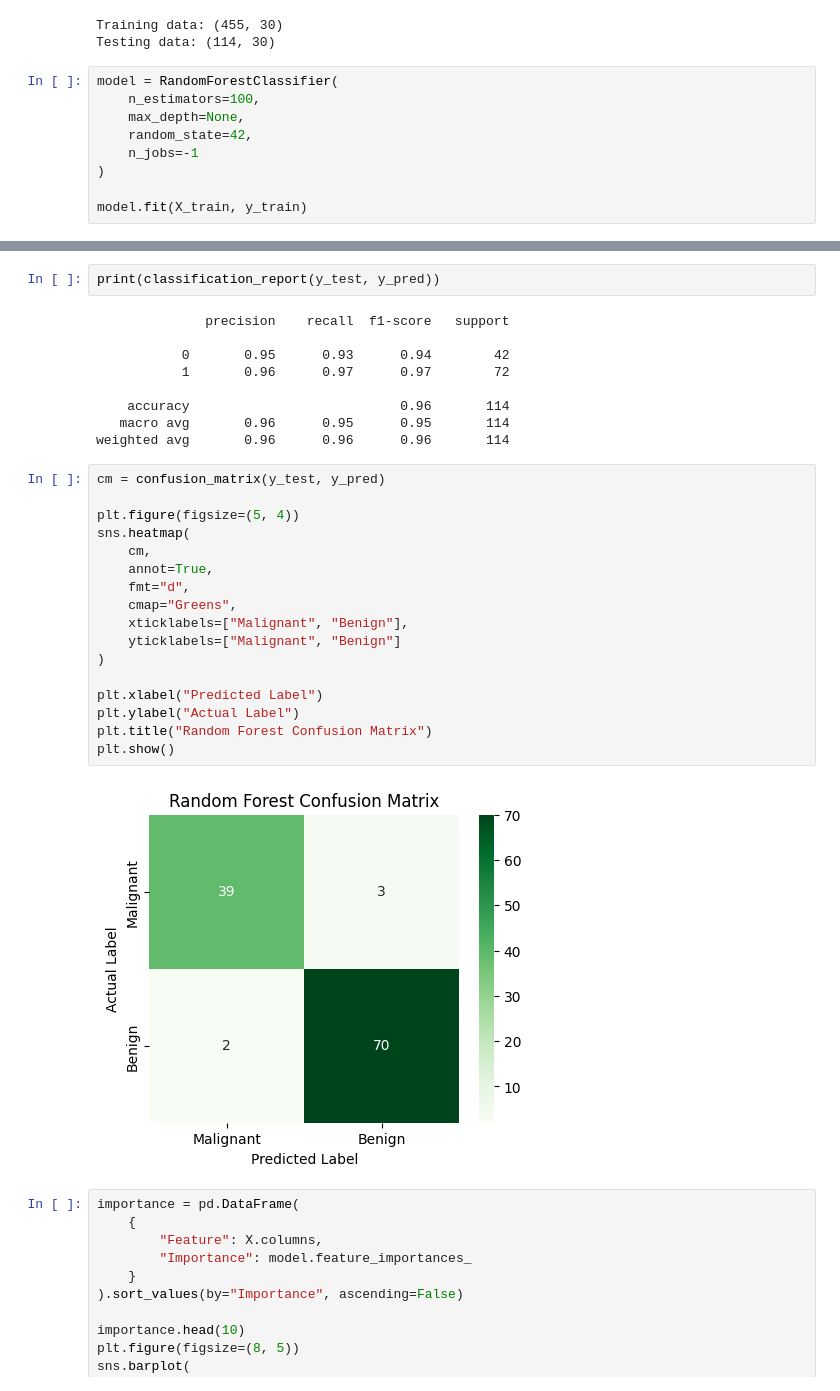
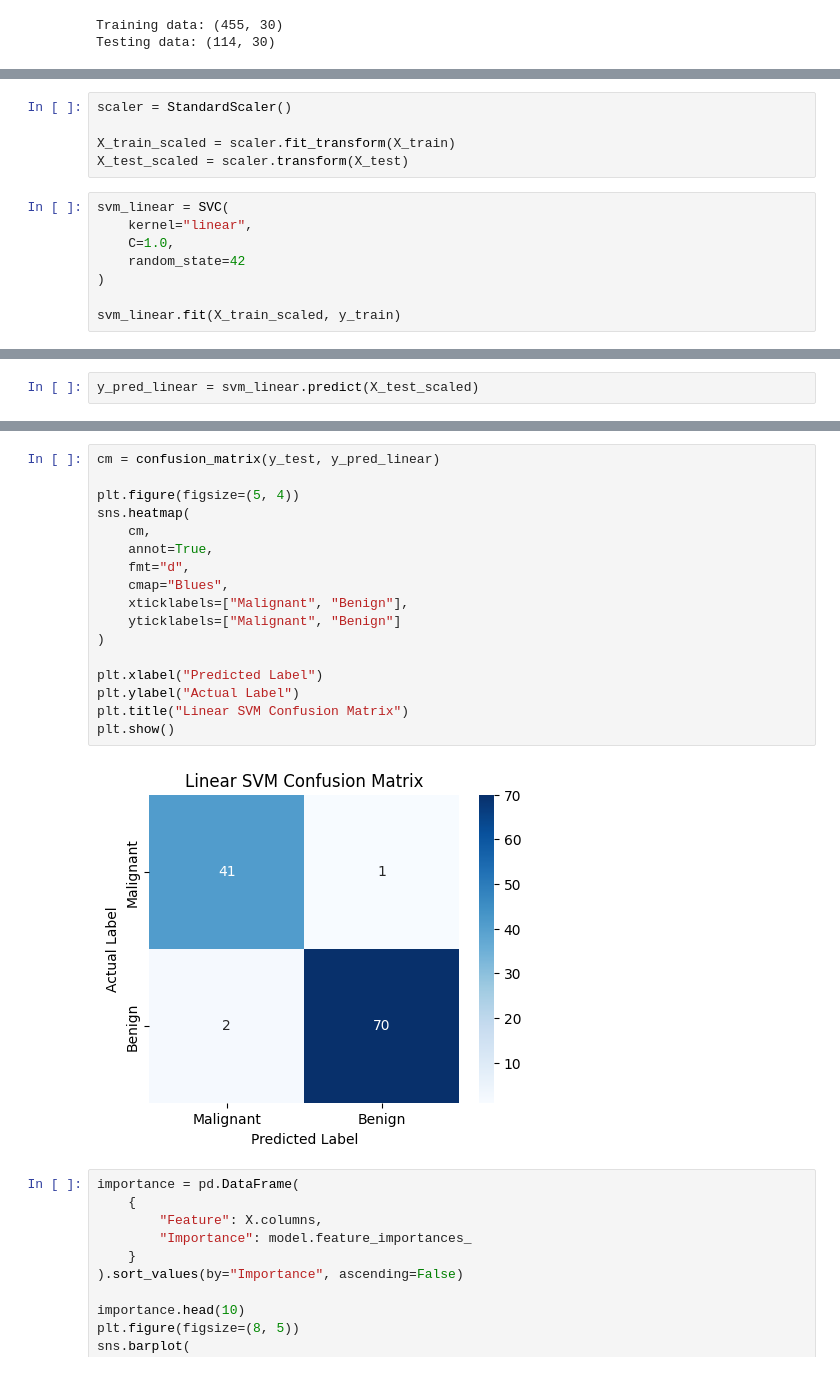
Before and after one commit to yadavanshudstcims2025-cell/machine-learning-short-codes, a Jupyter notebook: breast_cancer_random_forest.ipynb, the cells around one changed output, grey strips where cells are left out. Cells and saved outputs as stored; diff of their text form.

```diff
--- a/breast_cancer_random_forest.ipynb
+++ b/breast_cancer_random_forest.ipynb
@@ -101,12 +113,3 @@ print("Testing data:", X_test.shape)
 # %% [output]
 Training data: (455, 30)
 Testing data: (114, 30)
-# %%
-model = RandomForestClassifier(
-    n_estimators=100,
-    max_depth=None,
-    random_state=42,
-    n_jobs=-1
-)
-
-model.fit(X_train, y_train)
@@ -116,0 +116,13 @@ y_pred = model.predict(X_test)
+# %%
+scaler = StandardScaler()
+
+X_train_scaled = scaler.fit_transform(X_train)
+X_test_scaled = scaler.transform(X_test)
+# %%
+svm_linear = SVC(
+    kernel="linear",
+    C=1.0,
+    random_state=42
+)
+
+svm_linear.fit(X_train_scaled, y_train)
@@ -117 +131,3 @@ y_pred = model.predict(X_test)
+# %%
+y_pred_linear = svm_linear.predict(X_test_scaled)
 # %%
@@ -132,33 +159,22 @@ F1 Score: 0.966
-# %%
-print(classification_report(y_test, y_pred))
-# %% [output]
-              precision    recall  f1-score   support
-
-           0       0.95      0.93      0.94        42
-           1       0.96      0.97      0.97        72
-
-    accuracy                           0.96       114
-   macro avg       0.96      0.95      0.95       114
-weighted avg       0.96      0.96      0.96       114
 # %%
-cm = confusion_matrix(y_test, y_pred)
+cm = confusion_matrix(y_test, y_pred_linear)
 
 plt.figure(figsize=(5, 4))
 sns.heatmap(
     cm,
     annot=True,
     fmt="d",
-    cmap="Greens",
+    cmap="Blues",
     xticklabels=["Malignant", "Benign"],
     yticklabels=["Malignant", "Benign"]
 )
 
 plt.xlabel("Predicted Label")
 plt.ylabel("Actual Label")
-plt.title("Random Forest Confusion Matrix")
+plt.title("Linear SVM Confusion Matrix")
 plt.show()
 # %% [output]
-[figure, old version]
+[figure, new version]
 # %%
 importance = pd.DataFrame(
     {
```
Also changed, not shown: parts of 13 cells of this notebook.
